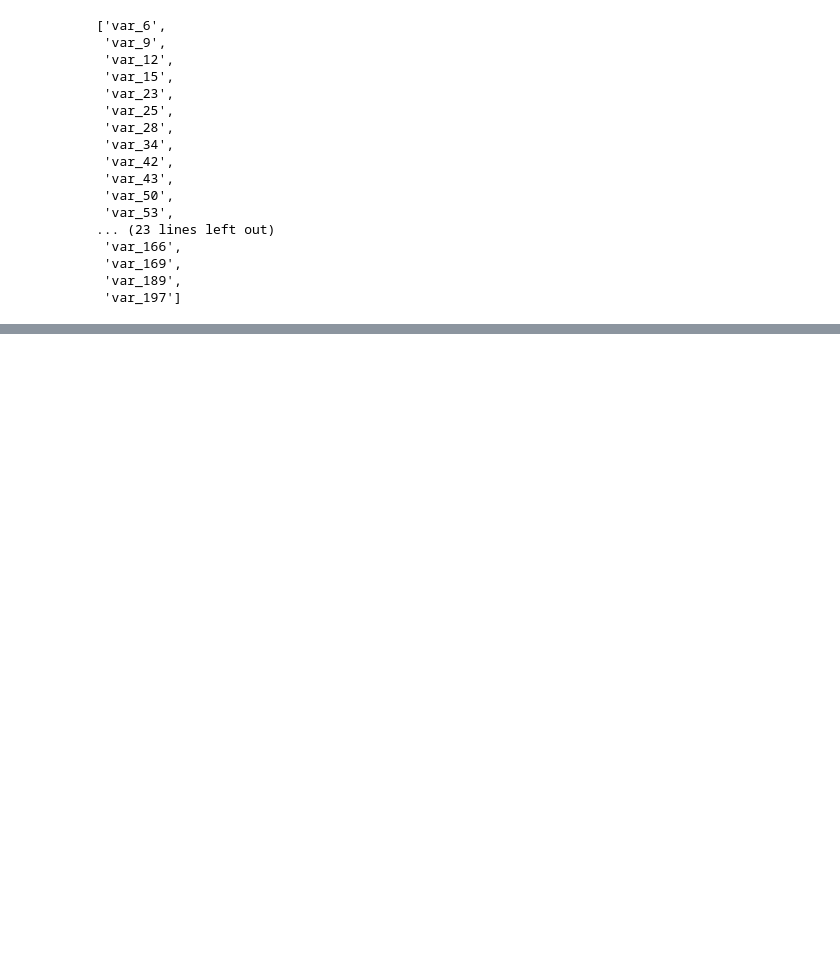
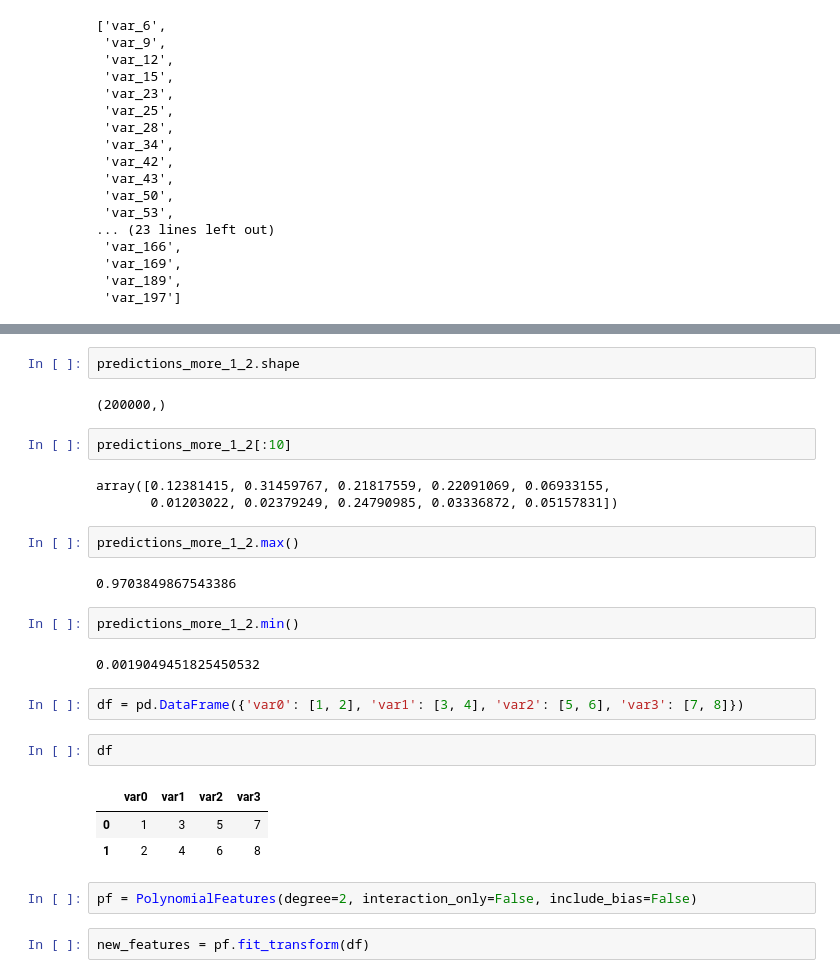
Before and after one commit to contemplat0r/Santander-Customer-Transaction-Prediction, a Jupyter notebook: sctp_gb_and_divided_features.ipynb, the cells around one changed output, grey strips where cells are left out. Saved outputs shown, nothing was run; the diff lists cells and outputs as text; blank space fills up the shorter version.

```diff
--- a/sctp_gb_and_divided_features.ipynb
+++ b/sctp_gb_and_divided_features.ipynb
@@ -311,0 +374,29 @@ def train(train_df, test_df, features, param, num_round=1000000)
+# %%
+predictions_more_1_2.shape
+# %% [output]
+(200000,)
+# %%
+predictions_more_1_2[:10]
+# %% [output]
+array([0.12381415, 0.31459767, 0.21817559, 0.22091069, 0.06933155,
+       0.01203022, 0.02379249, 0.24790985, 0.03336872, 0.05157831])
+# %%
+predictions_more_1_2.max()
+# %% [output]
+0.9703849867543386
+# %%
+predictions_more_1_2.min()
+# %% [output]
+0.0019049451825450532
+# %%
+df = pd.DataFrame({'var0': [1, 2], 'var1': [3, 4], 'var2': [5, 6], 'var3': [7, 8]})
+# %%
+df
+# %% [output]
+|  | var0 | var1 | var2 | var3 |
+| 0 | 1 | 3 | 5 | 7 |
+| 1 | 2 | 4 | 6 | 8 |
+# %%
+pf = PolynomialFeatures(degree=2, interaction_only=False, include_bias=False)
+# %%
+new_features = pf.fit_transform(df)
```
Also changed, not shown: parts of 12 cells of this notebook.
